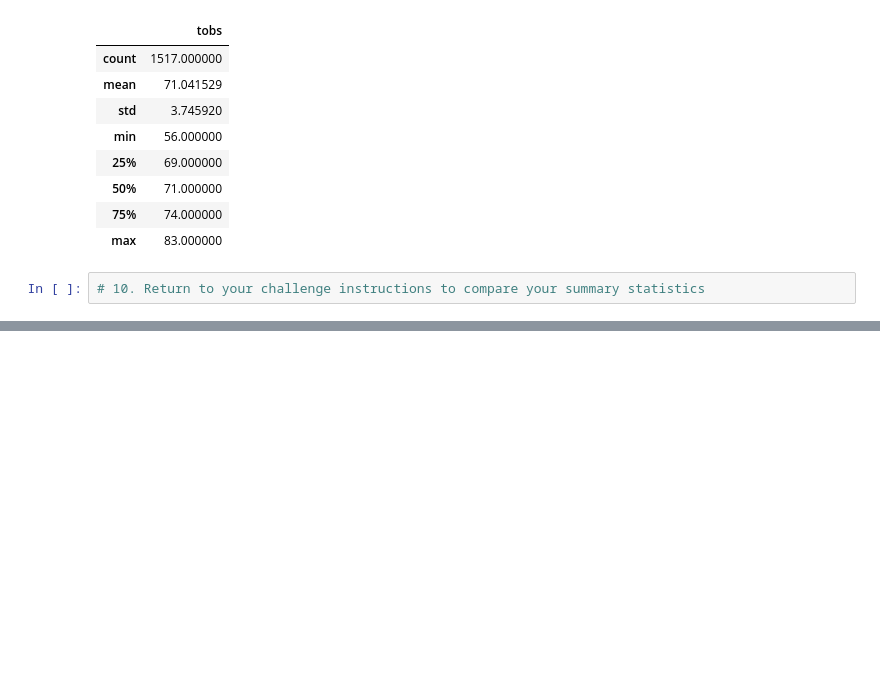
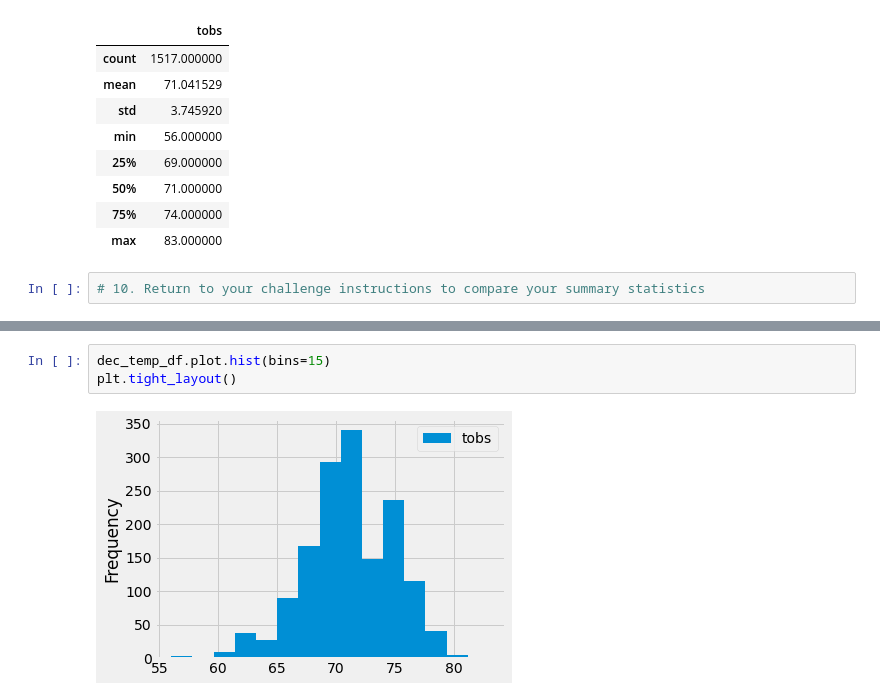
Before and after one commit to caseynbrown/surfs_up, a Jupyter notebook: SurfsUp_Challenge.ipynb, the cells around one changed output, grey strips where cells are left out. Drawn from its saved outputs; the diff is of its cells as text; blank space fills up the shorter version.

```diff
--- a/SurfsUp_Challenge.ipynb
+++ b/SurfsUp_Challenge.ipynb
@@ -156,0 +167,5 @@ dec_temp_df.describe()
+# %%
+dec_temp_df.plot.hist(bins=15)
+plt.tight_layout()
+# %% [output]
+[figure, added]
```
Also changed, not shown: parts of 2 cells of this notebook.
